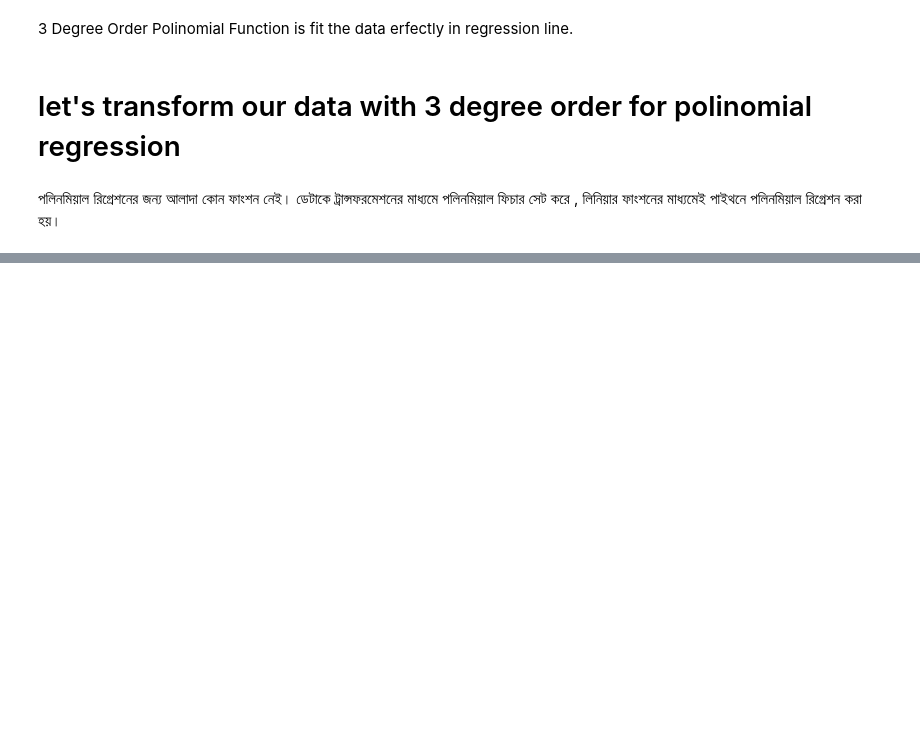
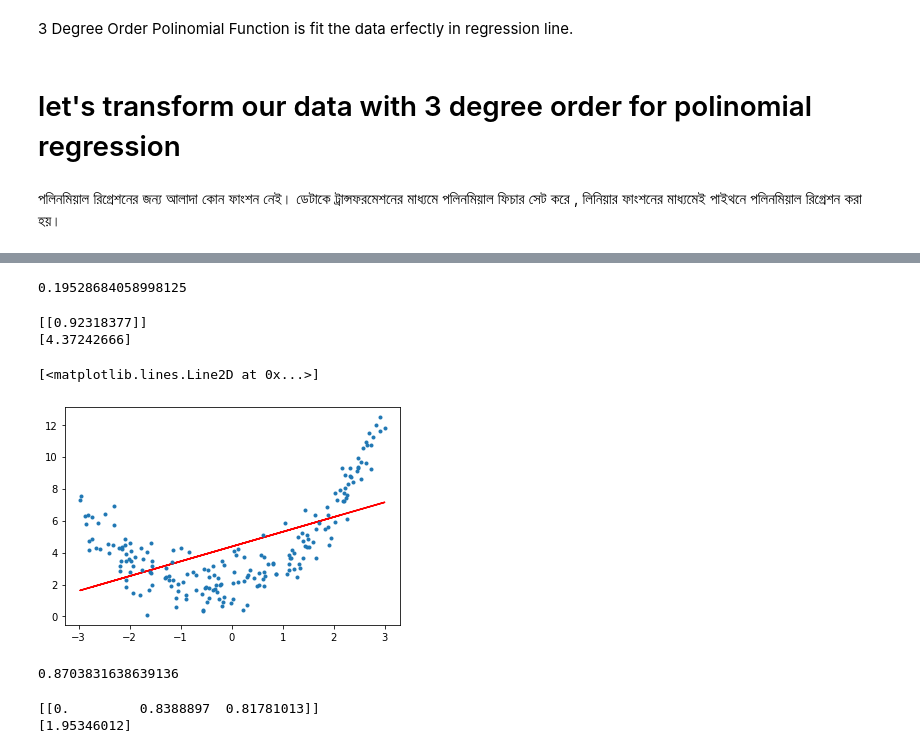
Before and after one commit to AzadMehedi/ML-Algorithoms, a Jupyter notebook: Polinomial_Regression.ipynb, the cells around one changed output, grey strips where cells are left out. Saved outputs shown, nothing was run; the diff lists cells and outputs as text; code cells hidden in the pictures; blank space fills up the shorter version.

```diff
--- a/Polinomial_Regression.ipynb
+++ b/Polinomial_Regression.ipynb
@@ -82,0 +112,45 @@ ValueError: ignored
+# %%
+# Step 4: Apply simple linear regression
+
+lr = LinearRegression()
+lr.fit(x_train, y_train)
+
+predictions = lr.predict(x_test)
+print(r2_score(y_test, predictions))
+# %% [output]
+0.19528684058998125
+# %%
+print(lr.coef_)
+print(lr.intercept_)
+# %% [output]
+[[0.92318377]]
+[4.37242666]
+# %%
+plt.plot(x_train, lr.predict(x_train), color='red')
+plt.plot(X, y, '.')
+plt.xlabel('X')
+plt.ylabel('y')
+# %% [output]
+[<matplotlib.lines.Line2D at 0x...>]
+[figure, added]
+# %%
+# Step 5: Apply polynomial regression
+# applying polynomial regression degree 2
+
+poly = PolynomialFeatures(degree=2, include_bias=True)
+x_train_trans = poly.fit_transform(x_train)
+x_test_trans = poly.fit_transform(x_test)
+
+#include bias parameter
+lr = LinearRegression()
+lr.fit(x_train_trans, y_train)
+predictions = lr.predict(x_test_trans)
+print(r2_score(y_test, predictions))
+# %% [output]
+0.8703831638639136
+# %%
+print(lr.coef_)
+print(lr.intercept_)
+# %% [output]
+[[0.         0.8388897  0.81781013]]
+[1.95346012]
```
Also changed, not shown: parts of 11 cells of this notebook.
